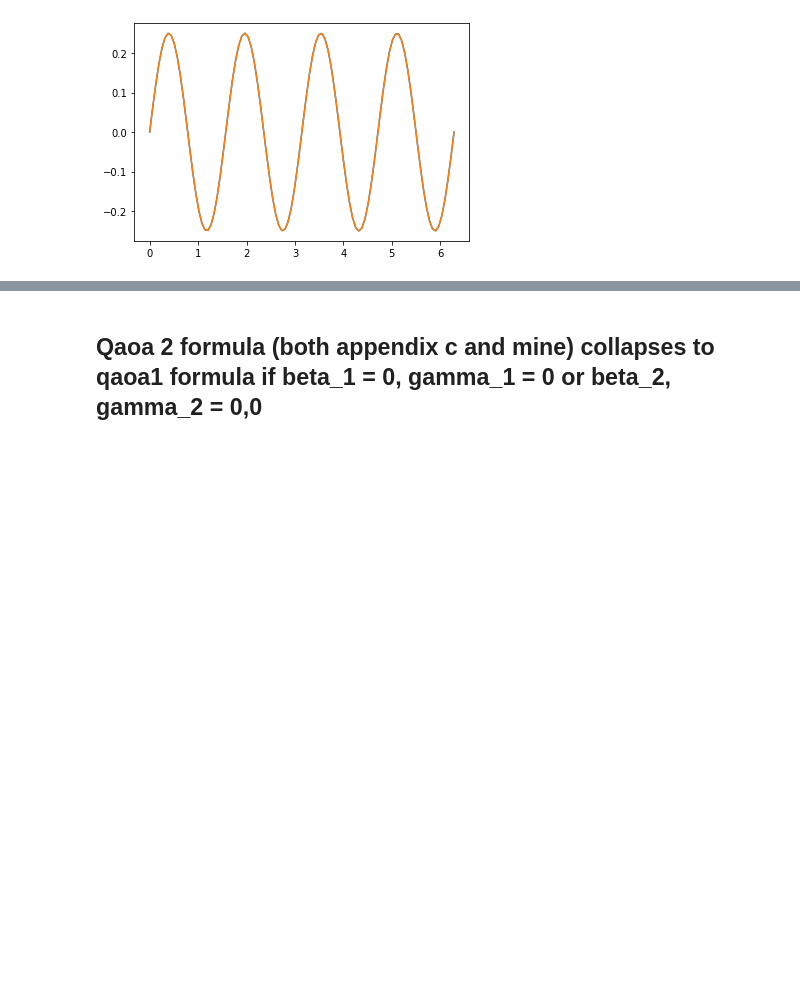
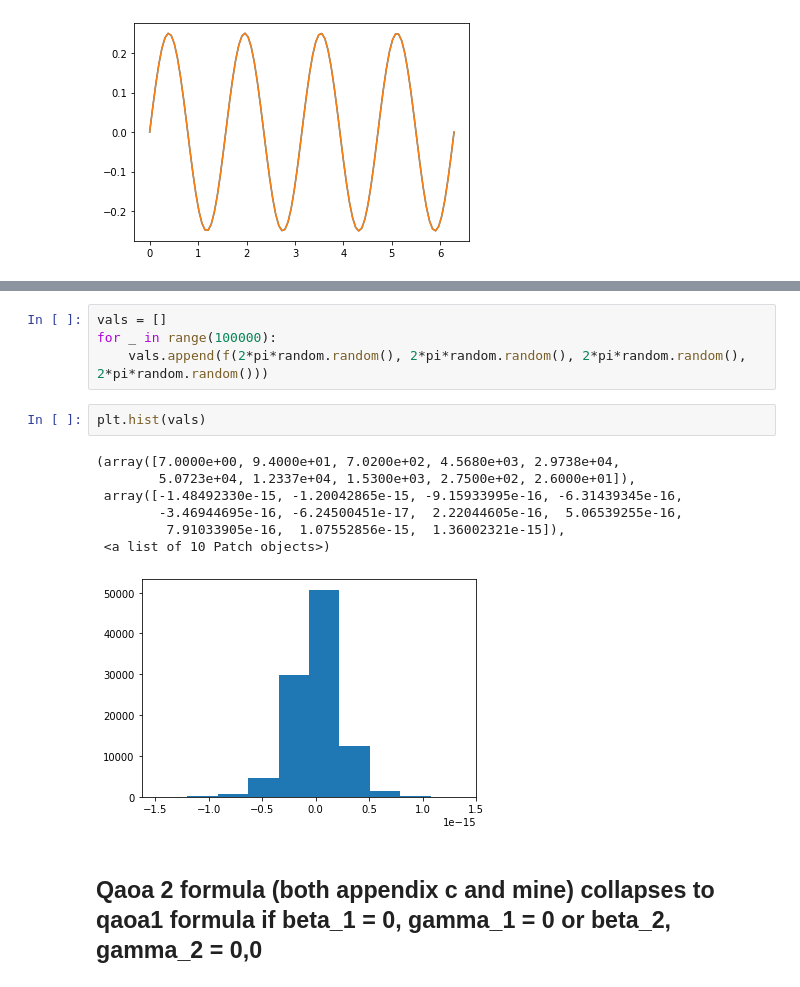
Before and after one commit to marwahaha/qaoa-local-competitors, a Jupyter notebook: QAOA.ipynb, the cells around one changed output, grey strips where cells are left out. Drawn from its saved outputs; the diff is of its cells as text; blank space fills up the shorter version.

```diff
--- a/QAOA.ipynb
+++ b/QAOA.ipynb
@@ -806,3 +844,17 @@ plt.plot(gamma_1s, [qaoa2(pi/8, 0, pi/8, g, 2).real-0.5 for g in gamma_1s])
+# %%
+vals = []
+for _ in range(100000):
+    vals.append(f(2*pi*random.random(), 2*pi*random.random(), 2*pi*random.random(), 2*pi*random.random()))
+# %%
+plt.hist(vals)
+# %% [output]
+(array([7.0000e+00, 9.4000e+01, 7.0200e+02, 4.5680e+03, 2.9738e+04,
+        5.0723e+04, 1.2337e+04, 1.5300e+03, 2.7500e+02, 2.6000e+01]),
+ array([-1.48492330e-15, -1.20042865e-15, -9.15933995e-16, -6.31439345e-16,
+        -3.46944695e-16, -6.24500451e-17,  2.22044605e-16,  5.06539255e-16,
+         7.91033905e-16,  1.07552856e-15,  1.36002321e-15]),
+ <a list of 10 Patch objects>)
+[figure, added]
 # %% [markdown]
 ## Qaoa 2 formula (both appendix c and mine) collapses to qaoa1 formula if beta_1 = 0, gamma_1 = 0 or beta_2, gamma_2 = 0,0
 # %%
```
Also changed, not shown: parts of 20 cells of this notebook, 1 other file.
